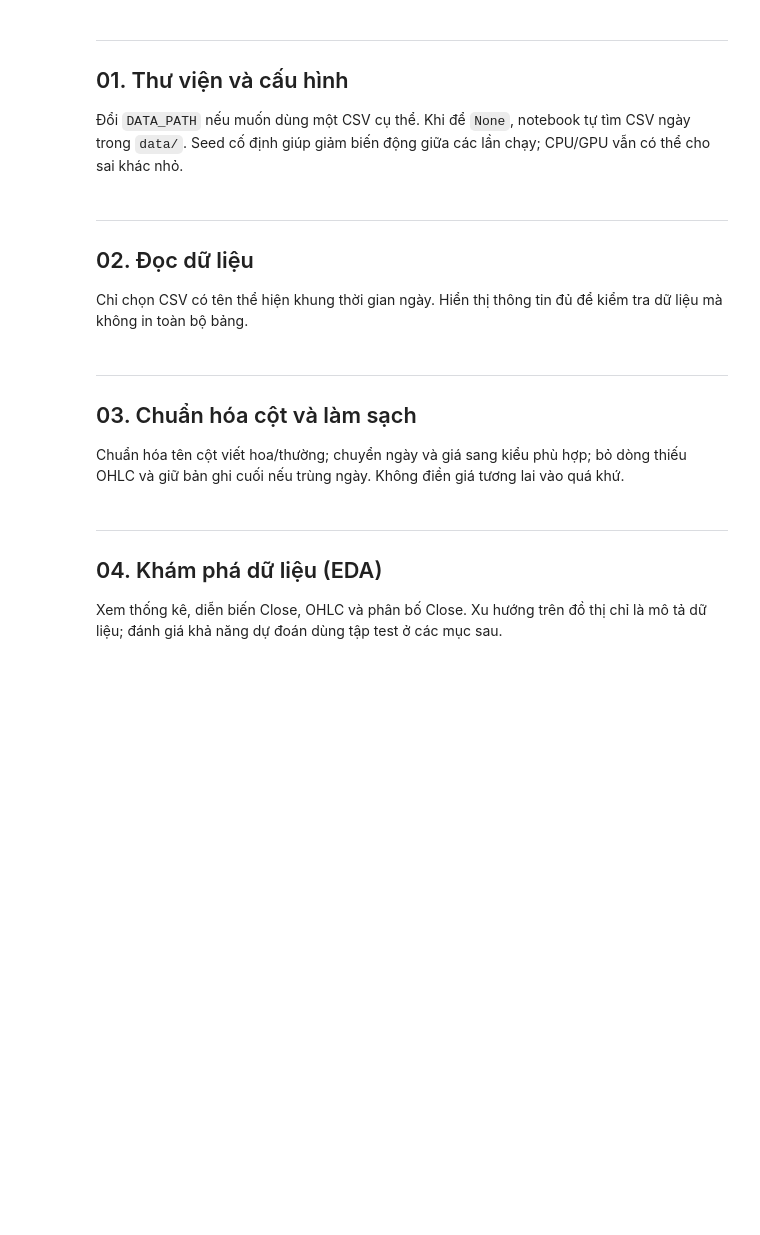
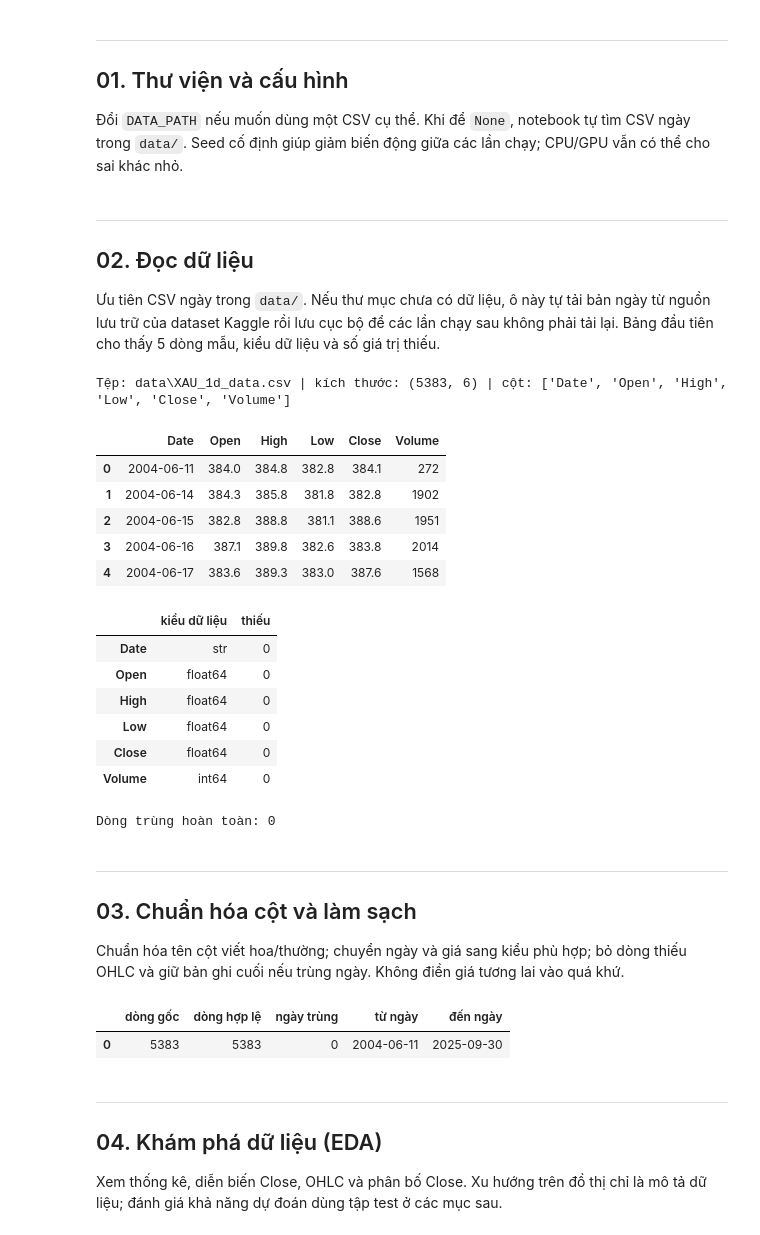
Before and after one commit to NguyenDt05/Gia_vang, a Jupyter notebook: chapter4_gold_price_prediction.ipynb, the cells around one changed output. Drawn from its saved outputs; the diff is of its cells as text; code cells hidden in the pictures; blank space fills up the shorter version.

Commit message:
Load daily gold data automatically and save notebook results

```diff
--- a/chapter4_gold_price_prediction.ipynb
+++ b/chapter4_gold_price_prediction.ipynb
@@ -13,6 +13,8 @@ Chạy lần lượt từ trên xuống dưới. Cài thư viện bằng `pip in
 Đổi `DATA_PATH` nếu muốn dùng một CSV cụ thể. Khi để `None`, notebook tự tìm CSV ngày trong `data/`. Seed cố định giúp giảm biến động giữa các lần chạy; CPU/GPU vẫn có thể cho sai khác nhỏ.
 # %%
 from pathlib import Path
+from io import BytesIO
+from urllib.request import urlopen
 import copy
 import random
 import re
@@ -30,6 +32,10 @@ from torch.utils.data import DataLoader, Dataset
 
 DATA_PATH = None                  # Ví dụ: Path("data/XAU_1d_data.csv")
 DATA_DIR = Path("data")
+FALLBACK_DAILY_URL = (
+    "https://huggingface.co/datasets/ZombitX64/"
+    "xauusd-gold-price-historical-data-2004-2025/resolve/main/XAU_1d_data.jsonl"
+)
 ARTIFACT_DIR = Path("artifacts")
 SEQUENCE_LENGTH = 60
 BATCH_SIZE = 64
@@ -44,39 +50,70 @@ SEED = 42
 random.seed(SEED)
 np.random.seed(SEED)
 torch.manual_seed(SEED)
+torch.set_num_threads(min(4, torch.get_num_threads()))
 if torch.cuda.is_available():
     torch.cuda.manual_seed_all(SEED)
 torch.backends.cudnn.deterministic = True
 torch.backends.cudnn.benchmark = False
 device = torch.device("cuda" if torch.cuda.is_available() else "cpu")
-print(f"Thiết bị: {device} | seed: {SEED} | cửa sổ: {SEQUENCE_LENGTH}")
 # %% [markdown]
 ---
 ## 02. Đọc dữ liệu
 
-Chỉ chọn CSV có tên thể hiện khung thời gian ngày. Hiển thị thông tin đủ để kiểm tra dữ liệu mà không in toàn bộ bảng.
+Ưu tiên CSV ngày trong `data/`. Nếu thư mục chưa có dữ liệu, ô này tự tải bản ngày từ nguồn lưu trữ của dataset Kaggle rồi lưu cục bộ để các lần chạy sau không phải tải lại. Bảng đầu tiên cho thấy 5 dòng mẫu, kiểu dữ liệu và số giá trị thiếu.
 # %%
 def find_daily_csv(data_path, data_dir):
     if data_path is not None:
         path = Path(data_path)
         if not path.is_file():
             raise FileNotFoundError(f"Không tìm thấy DATA_PATH: {path}")
         return path
-    files = list(data_dir.rglob("*.csv")) if data_dir.exists() else []
+
+    files = [p for p in data_dir.rglob("*") if p.is_file() and p.suffix.lower() == ".csv"] if data_dir.exists() else []
     daily = [p for p in files if re.search(r"(^|[_\W])(1d|daily|day)([_\W]|$)", p.stem.lower())]
-    if not daily:
+    if daily:
+        return sorted(daily, key=lambda p: ("1d" not in p.stem.lower(), str(p).lower()))[0]
+
+    # Không có dữ liệu cục bộ: lấy bản ngày của dataset Kaggle từ nguồn lưu trữ công khai.
+    data_dir.mkdir(parents=True, exist_ok=True)
+    cache_path = data_dir / "XAU_1d_data.csv"
+    try:
+        with urlopen(FALLBACK_DAILY_URL, timeout=45) as response:
+            downloaded = pd.read_json(BytesIO(response.read()), lines=True)
+        required_columns = {"Date", "Open", "High", "Low", "Close"}
+        if len(downloaded) <= SEQUENCE_LENGTH + 20 or not required_columns.issubset(downloaded.columns):
+            raise ValueError("Tệp tải về thiếu dữ liệu ngày hoặc các cột OHLC cần thiết.")
+        downloaded.to_csv(cache_path, index=False)
+    except Exception as exc:
         raise FileNotFoundError(
-            "Chưa có CSV ngày. Giải nén Kaggle vào data/ hoặc đặt DATA_PATH tới CSV ngày."
-        )
-    return sorted(daily, key=lambda p: ("1d" not in p.stem.lower(), str(p).lower()))[0]
+            "Không có CSV ngày trong data/ và không tải được bản dự phòng. "
+            "Kiểm tra Internet hoặc đặt DATA_PATH tới CSV ngày đã tải từ Kaggle."
+        ) from exc
+    return cache_path
 
 
 csv_path = find_daily_csv(DATA_PATH, DATA_DIR)
 raw = pd.read_csv(csv_path, sep=None, engine="python")
 print(f"Tệp: {csv_path} | kích thước: {raw.shape} | cột: {list(raw.columns)}")
 display(raw.head())
 display(pd.DataFrame({"kiểu dữ liệu": raw.dtypes.astype(str), "thiếu": raw.isna().sum()}))
 print(f"Dòng trùng hoàn toàn: {raw.duplicated().sum()}")
+# %% [output]
+Tệp: data\XAU_1d_data.csv | kích thước: (5383, 6) | cột: ['Date', 'Open', 'High', 'Low', 'Close', 'Volume']
+|  | Date | Open | High | Low | Close | Volume |
+| 0 | 2004-06-11 | 384.0 | 384.8 | 382.8 | 384.1 | 272 |
+| 1 | 2004-06-14 | 384.3 | 385.8 | 381.8 | 382.8 | 1902 |
+| 2 | 2004-06-15 | 382.8 | 388.8 | 381.1 | 388.6 | 1951 |
+| 3 | 2004-06-16 | 387.1 | 389.8 | 382.6 | 383.8 | 2014 |
+| 4 | 2004-06-17 | 383.6 | 389.3 | 383.0 | 387.6 | 1568 |
+|  | kiểu dữ liệu | thiếu |
+| Date | str | 0 |
+| Open | float64 | 0 |
+| High | float64 | 0 |
+| Low | float64 | 0 |
+| Close | float64 | 0 |
+| Volume | int64 | 0 |
+Dòng trùng hoàn toàn: 0
 # %% [markdown]
 ---
 ## 03. Chuẩn hóa cột và làm sạch
@@ -117,6 +154,9 @@ display(pd.DataFrame([{
     "dòng gốc": n_before, "dòng hợp lệ": len(df), "ngày trùng": duplicates_by_date,
     "từ ngày": df["Date"].min().date(), "đến ngày": df["Date"].max().date(),
 }]))
+# %% [output]
+|  | dòng gốc | dòng hợp lệ | ngày trùng | từ ngày | đến ngày |
+| 0 | 5383 | 5383 | 0 | 2004-06-11 | 2025-09-30 |
 # %% [markdown]
 ---
 ## 04. Khám phá dữ liệu (EDA)
```
Also changed, not shown: parts of 13 cells of this notebook.
